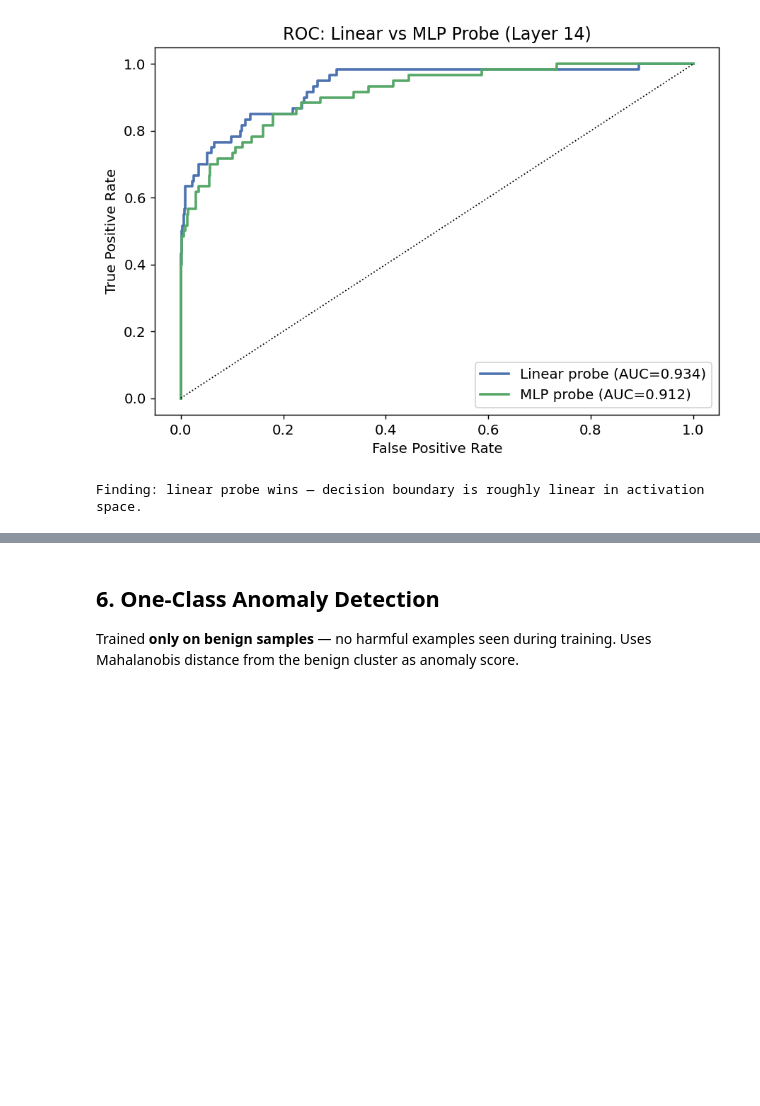
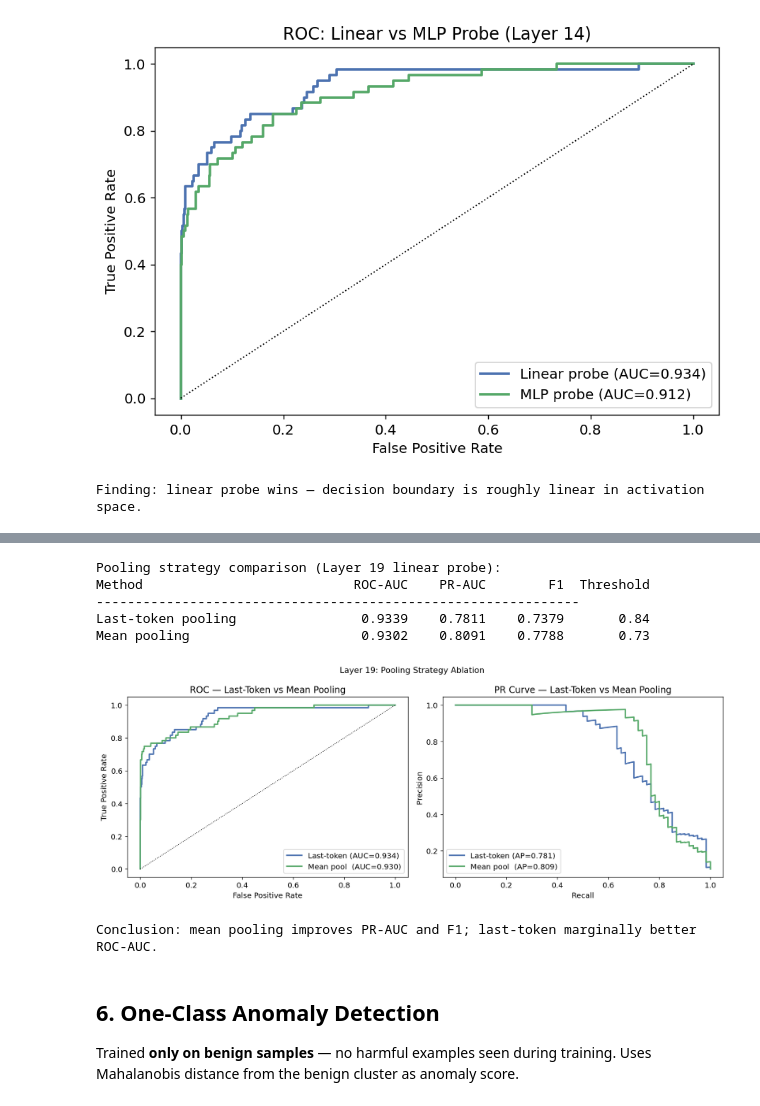
Before and after one commit to brian-w-zhang/DL-Project, a Jupyter notebook: notebooks/02_main_experiment.ipynb, the cells around one changed output, grey strips where cells are left out. Saved outputs shown, nothing was run; the diff lists cells and outputs as text; code cells hidden in the pictures; blank space fills up the shorter version.

Commit message:
mean pooling experiment

```diff
--- a/notebooks/02_main_experiment.ipynb
+++ b/notebooks/02_main_experiment.ipynb
@@ -243,3 +247,71 @@ Finding: linear probe wins — decision boundary is roughly linear in activation
+# %%
+MEANPOOL_SLUG = 'qwen2.5-1.5b-meanpool'
+
+# Load mean-pool probe
+mp_ckpt = torch.load(
+    PATHS['checkpoints'] / 'qwen2.5-1.5b_layer19_linear_meanpool.pt',
+    map_location='cpu', weights_only=False
+)
+mp_probe = LinearProbe(mp_ckpt['in_dim'])
+mp_probe.load_state_dict(mp_ckpt['probe_state_dict'])
+mp_probe.eval()
+
+X_test_mp, y_test_mp = load_features(MEANPOOL_SLUG, 19, 'test')
+X_test_mp = X_test_mp.float()
+X_norm_mp = (X_test_mp - mp_ckpt['norm_mean']) / mp_ckpt['norm_std'].clamp(min=1e-8)
+with torch.no_grad():
+    mp_scores = torch.sigmoid(mp_probe(X_norm_mp)).numpy()
+
+y_np_mp = y_test_mp.numpy()
+
+# Compare metrics
+from sklearn.metrics import roc_auc_score, average_precision_score, f1_score
+
+last_metrics = load_metrics('qwen2.5-1.5b_layer19_linear')
+mean_metrics  = load_metrics('qwen2.5-1.5b_layer19_linear_meanpool')
+
+print('Pooling strategy comparison (Layer 19 linear probe):')
+print(f"{'Method':<30} {'ROC-AUC':>9} {'PR-AUC':>9} {'F1':>9} {'Threshold':>10}")
+print('-' * 62)
+for label, m in [('Last-token pooling', last_metrics), ('Mean pooling', mean_metrics)]:
+    print(f"{label:<30} {m['test_roc_auc']:>9.4f} {m['test_pr_auc']:>9.4f} "
+          f"{m['test_f1_harmful_at_best_thresh']:>9.4f} {m['best_threshold']:>10.2f}")
+
+# Plot side-by-side ROC curves
+fig, axes = plt.subplots(1, 2, figsize=(13, 5))
+
+for scores, y, label, color in [
+    (probe_scores, y_test, f"Last-token (AUC={last_metrics['test_roc_auc']:.3f})", '#4C72B0'),
+    (mp_scores, y_np_mp,  f"Mean pool  (AUC={mean_metrics['test_roc_auc']:.3f})", '#55A868'),
+]:
+    fpr, tpr, _ = roc_curve(y, scores)
+    axes[0].plot(fpr, tpr, lw=2, color=color, label=label)
+    prec, rec, _ = precision_recall_curve(y, scores)
+    axes[1].plot(rec, prec, lw=2, color=color,
+                 label=label.replace('AUC', 'AP').replace(
+                     f"{last_metrics['test_roc_auc']:.3f}", f"{last_metrics['test_pr_auc']:.3f}").replace(
+                     f"{mean_metrics['test_roc_auc']:.3f}", f"{mean_metrics['test_pr_auc']:.3f}"))
+
+axes[0].plot([0,1],[0,1],'k:',lw=1)
+axes[0].set_xlabel('False Positive Rate'); axes[0].set_ylabel('True Positive Rate')
+axes[0].set_title('ROC — Last-Token vs Mean Pooling'); axes[0].legend()
+
+axes[1].set_xlabel('Recall'); axes[1].set_ylabel('Precision')
+axes[1].set_title('PR Curve — Last-Token vs Mean Pooling'); axes[1].legend()
+
+plt.suptitle('Layer 19: Pooling Strategy Ablation', fontsize=12)
+plt.tight_layout()
+plt.show()
+
+print('\nConclusion: mean pooling improves PR-AUC and F1; last-token marginally better ROC-AUC.')
+# %% [output]
+Pooling strategy comparison (Layer 19 linear probe):
+Method                           ROC-AUC    PR-AUC        F1  Threshold
+--------------------------------------------------------------
+Last-token pooling                0.9339    0.7811    0.7379       0.84
+Mean pooling                      0.9302    0.8091    0.7788       0.73
+[figure, added]
+Conclusion: mean pooling improves PR-AUC and F1; last-token marginally better ROC-AUC.
 # %% [markdown]
 ## 6. One-Class Anomaly Detection
 
```
Also changed, not shown: parts of 6 cells of this notebook, 8 other files.
